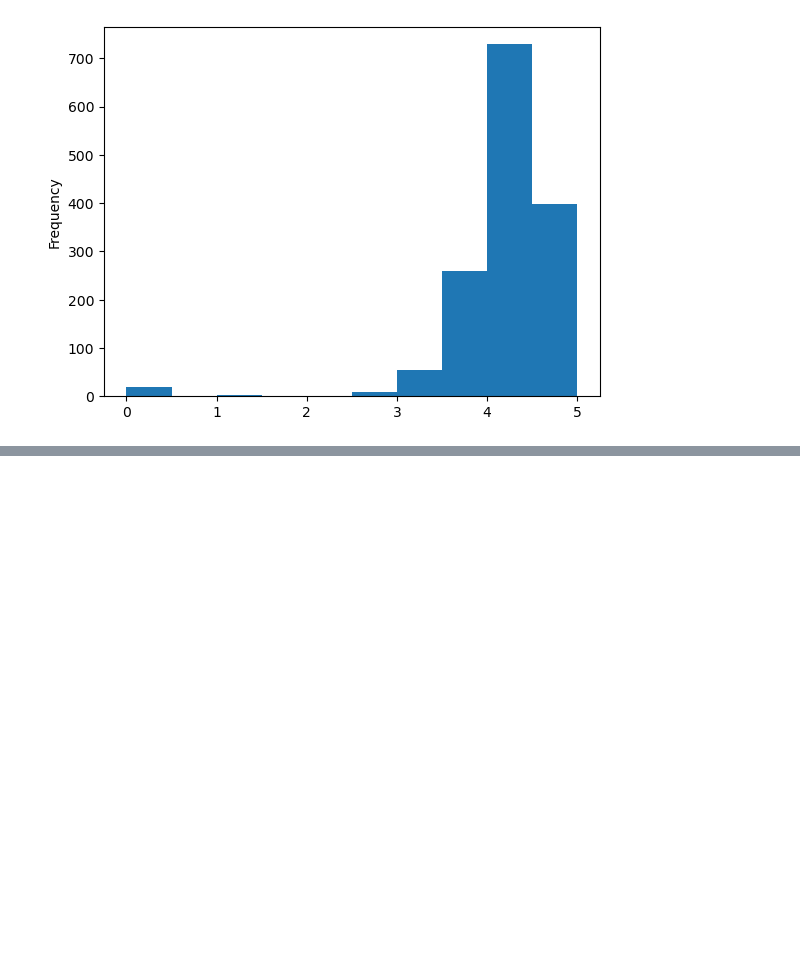
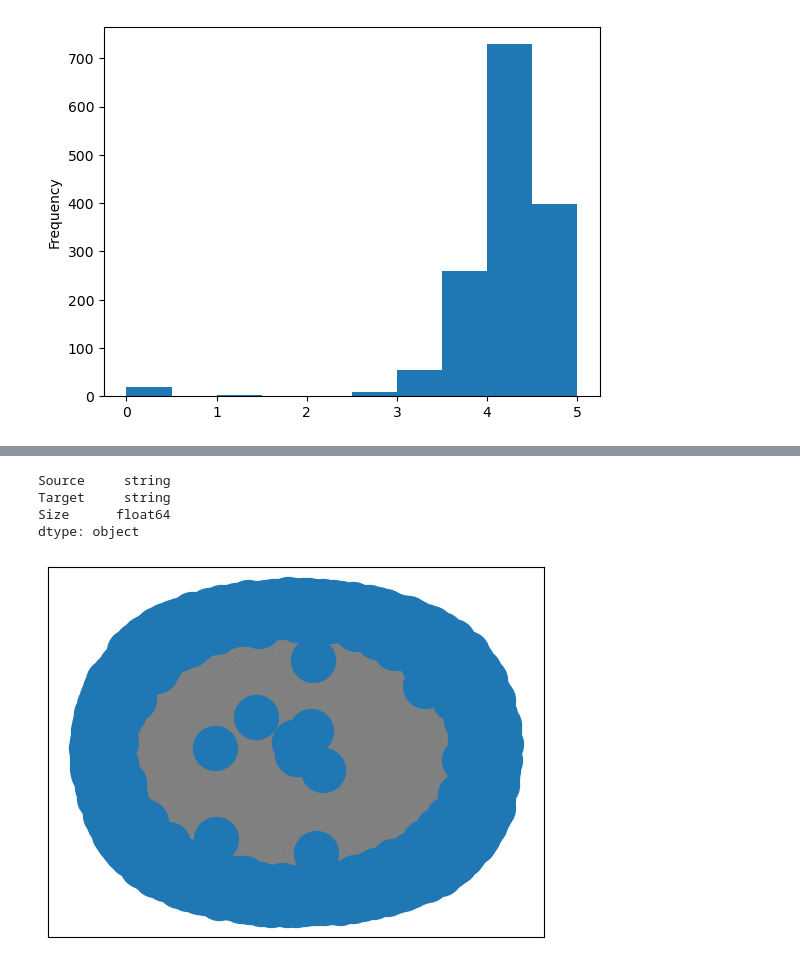
Before and after one commit to abhinav-tyagi03/makeup_recommend, a Jupyter notebook: notebook.ipynb, the cells around one changed output, grey strips where cells are left out. Saved outputs shown, nothing was run; the diff lists cells and outputs as text; code cells hidden in the pictures; blank space fills up the shorter version.

```diff
--- a/notebook.ipynb
+++ b/notebook.ipynb
@@ -70,7 +384,5 @@ df
 # %%
-x = []
-y = []
-for i in df['Ingredients']:
-    for j in range(len(i)):
-        x.append(i[j])
-        y.append(i[j])
+target = []
+for i in range(len(new_df)):
+    for j in range(len(new_df)):
+        target.append(new_df["Name"][j])
@@ -98,0 +414,24 @@ Acryloy
+# %%
+exp.dtypes
+# %% [output]
+Source     string
+Target     string
+Size      float64
+dtype: object
+# %%
+import networkx as nx
+import pandas as pd
+
+data = pd.read_csv('experiment_for_network.csv',header=None)
+
+edgelist = data.apply(lambda x: (x[1],x[2],x[3]),axis=1).to_list()
+edgelist = edgelist[1:1000]
+
+G = nx.DiGraph()
+G.add_weighted_edges_from(edgelist)
+
+# Draw the graph
+nx.draw_networkx(G,with_labels=False, node_size=1000, font_size=10,
+        edge_color='gray', width=2)
+# %% [output]
+[figure, added]
```
Also changed, not shown: parts of 31 cells of this notebook.
